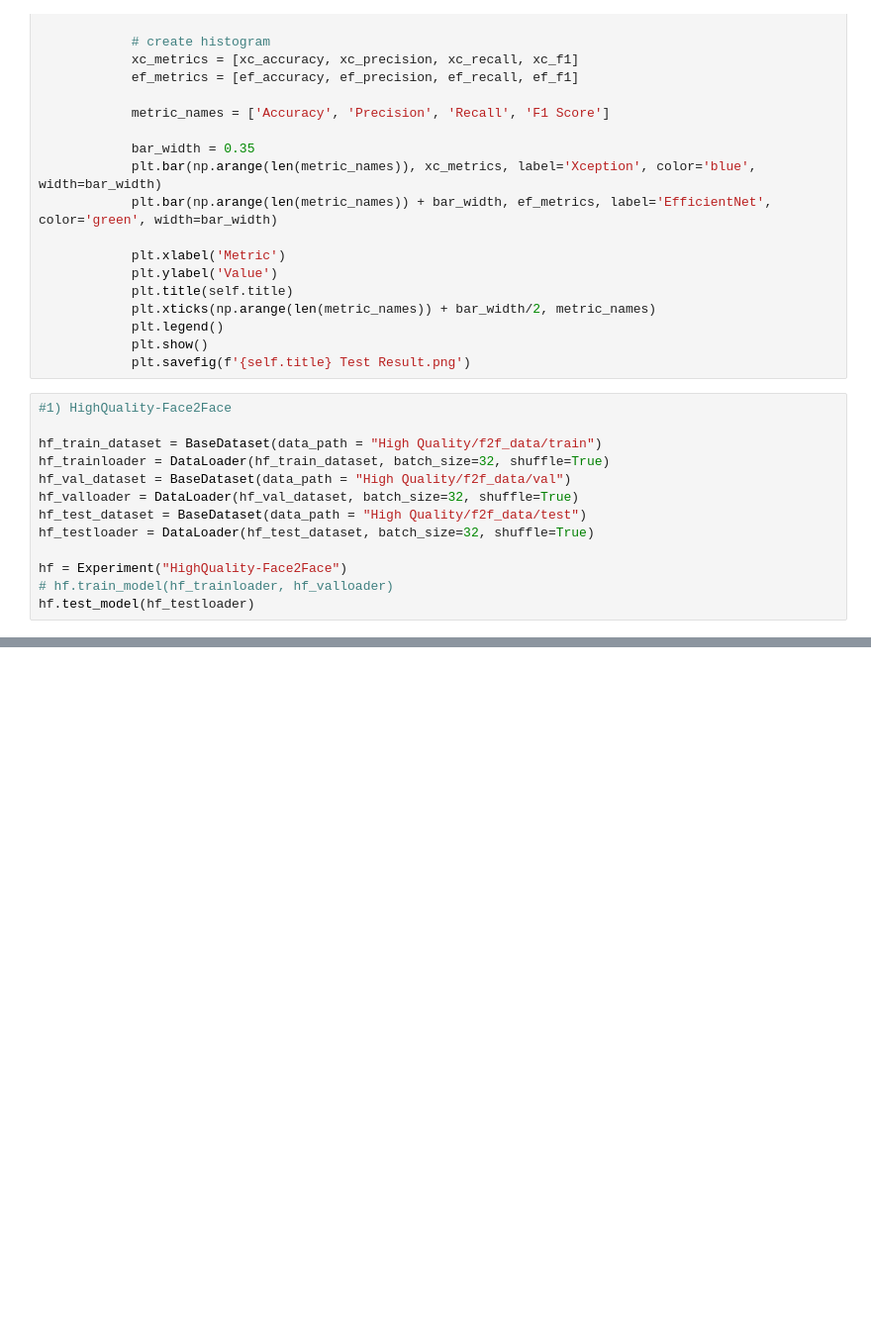
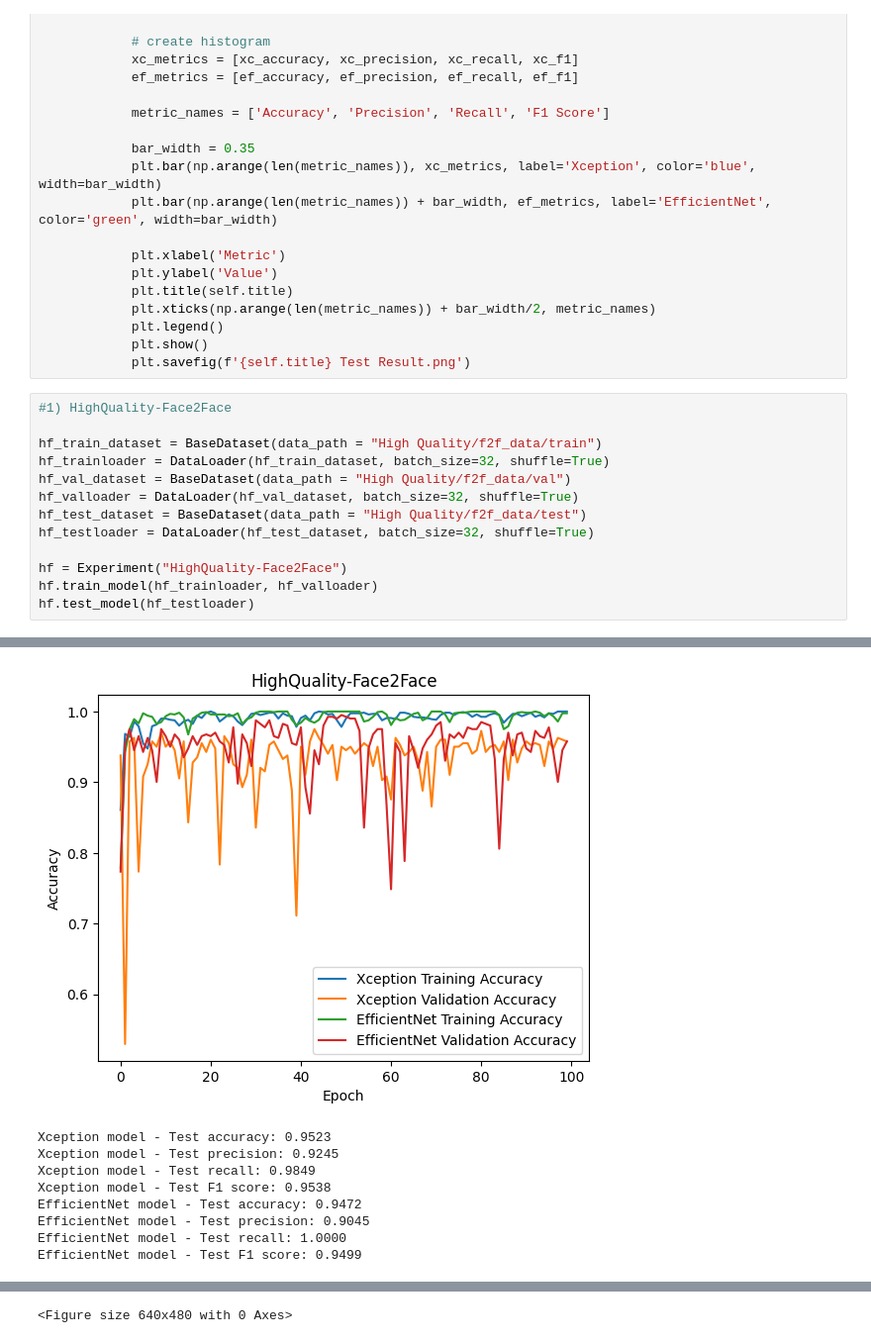
Before and after one commit to bhmoon98/Deepfake-Asnmnt, a Jupyter notebook: sample.ipynb, the cells around one changed output, grey strips where cells are left out. Shown: that part at 99% size. Cells and saved outputs as stored; diff of their text form; blank space fills up the shorter version.

Commit message:
fully trained results

```diff
--- a/sample.ipynb
+++ b/sample.ipynb
@@ -245,5 +256,6 @@ hf_test_dataset = BaseDataset(data_path = "High Quality/f2f_data/test")
 hf_testloader = DataLoader(hf_test_dataset, batch_size=32, shuffle=True)
 
 hf = Experiment("HighQuality-Face2Face")
-# hf.train_model(hf_trainloader, hf_valloader)
+hf.train_model(hf_trainloader, hf_valloader)
 hf.test_model(hf_testloader)
+# %% [output]
@@ -249,0 +280,9 @@ hf.test_model(hf_testloader)
+[figure, added]
+Xception model - Test accuracy: 0.9523
+Xception model - Test precision: 0.9245
+Xception model - Test recall: 0.9849
+Xception model - Test F1 score: 0.9538
+EfficientNet model - Test accuracy: 0.9472
+EfficientNet model - Test precision: 0.9045
+EfficientNet model - Test recall: 1.0000
+EfficientNet model - Test F1 score: 0.9499
@@ -250,3 +290,4 @@ hf.test_model(hf_testloader)
+<Figure size 640x480 with 0 Axes>
 # %%
 #2) HighQuality-NeuralTexture
 
```
Also changed, not shown: parts of 8 cells of this notebook.
